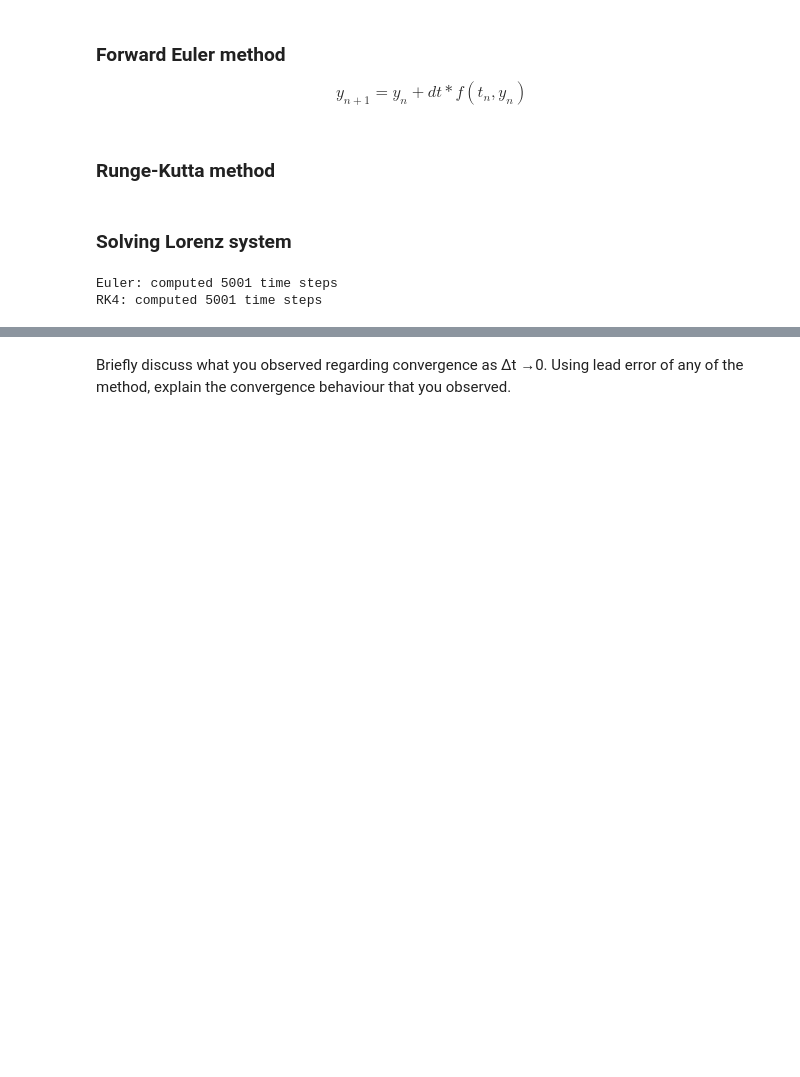
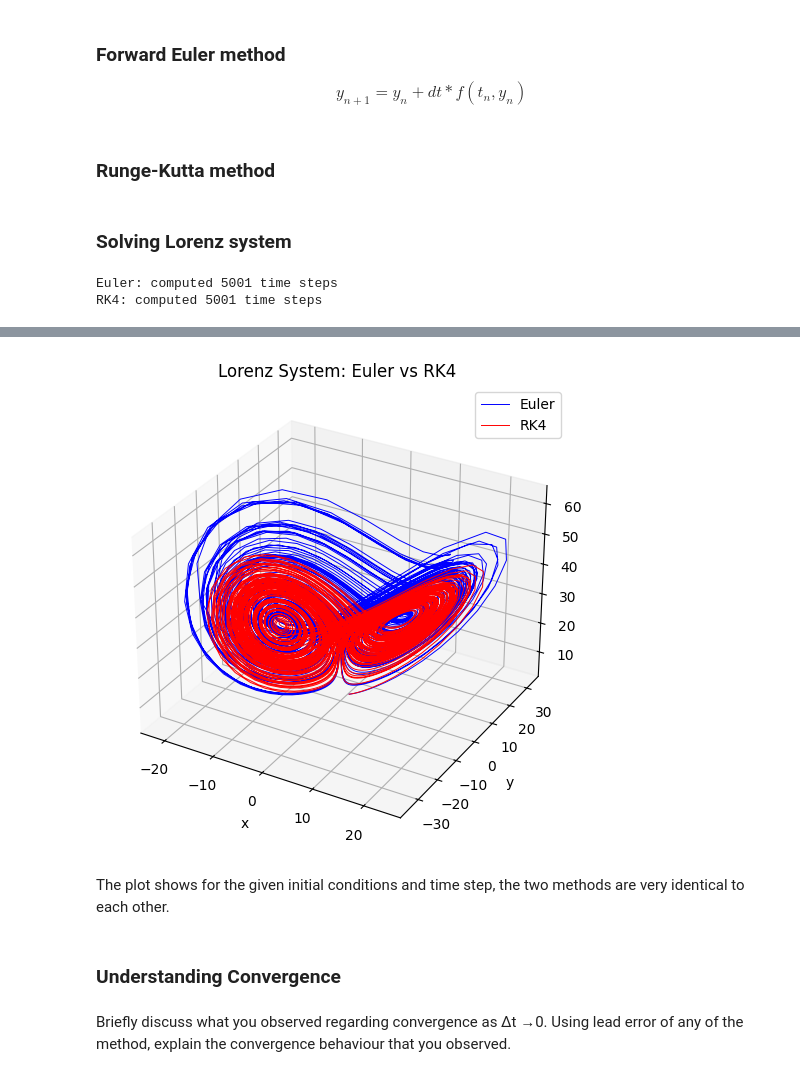
Before and after one commit to ieadoboe/mun-sc-journey, a Jupyter notebook: MATH6201/CaseStudy1/casestudy.ipynb, the cells around one changed output, grey strips where cells are left out. Drawn from its saved outputs; the diff is of its cells as text; code cells hidden in the pictures; blank space fills up the shorter version.

```diff
--- a/MATH6201/CaseStudy1/casestudy.ipynb
+++ b/MATH6201/CaseStudy1/casestudy.ipynb
@@ -176,3 +168,23 @@ t2, y2 = rk4(simple_decay, np.array([1.0]), (0, 5), 0.1)
+# %%
+fig = plt.figure(figsize=(8, 6))
+ax = fig.add_subplot(111, projection="3d")
+
+ax.plot(y_euler[:, 0], y_euler[:, 1], y_euler[:, 2], "b-", linewidth=0.7, label="Euler")
+ax.plot(y_rk4[:, 0], y_rk4[:, 1], y_rk4[:, 2], "r-", linewidth=0.7, label="RK4")
+
+ax.set_xlabel("x")
+ax.set_ylabel("y")
+ax.set_zlabel("z")
+ax.set_title("Lorenz System: Euler vs RK4")
+ax.legend()
+
+plt.show()
+# %% [output]
+[figure, added]
+# %% [markdown]
+The plot shows for the given initial conditions and time step, the two methods are very identical to each other.
+# %% [markdown]
+### Understanding Convergence
 # %% [markdown]
 Briefly discuss what you observed regarding convergence as ∆t →0. Using lead error of any of the
 method, explain the convergence behaviour that you observed.
```
Also changed, not shown: parts of 13 cells of this notebook.
